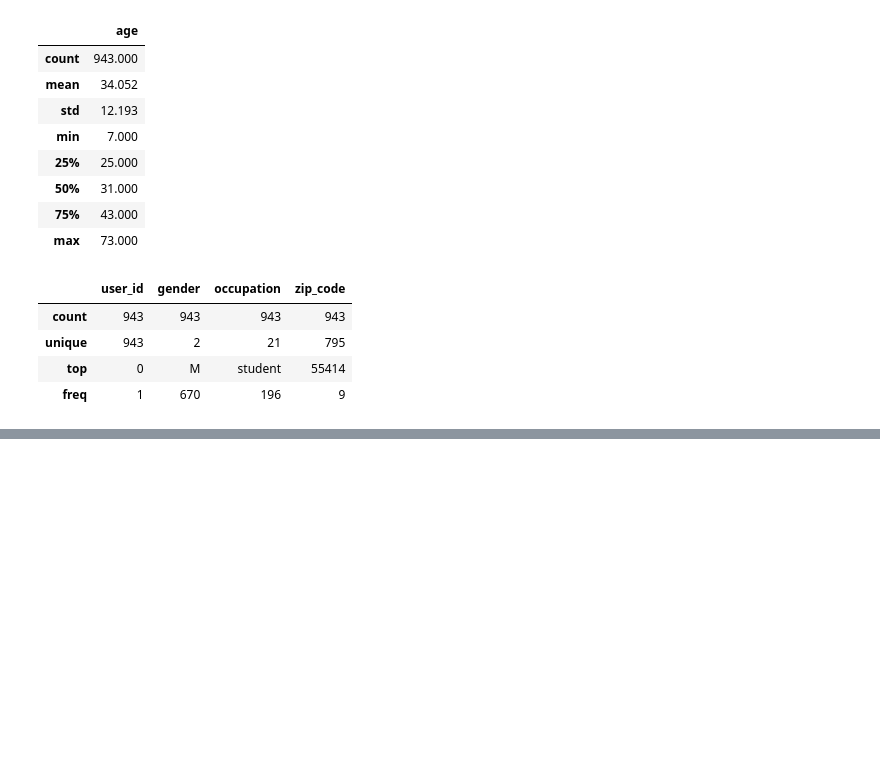
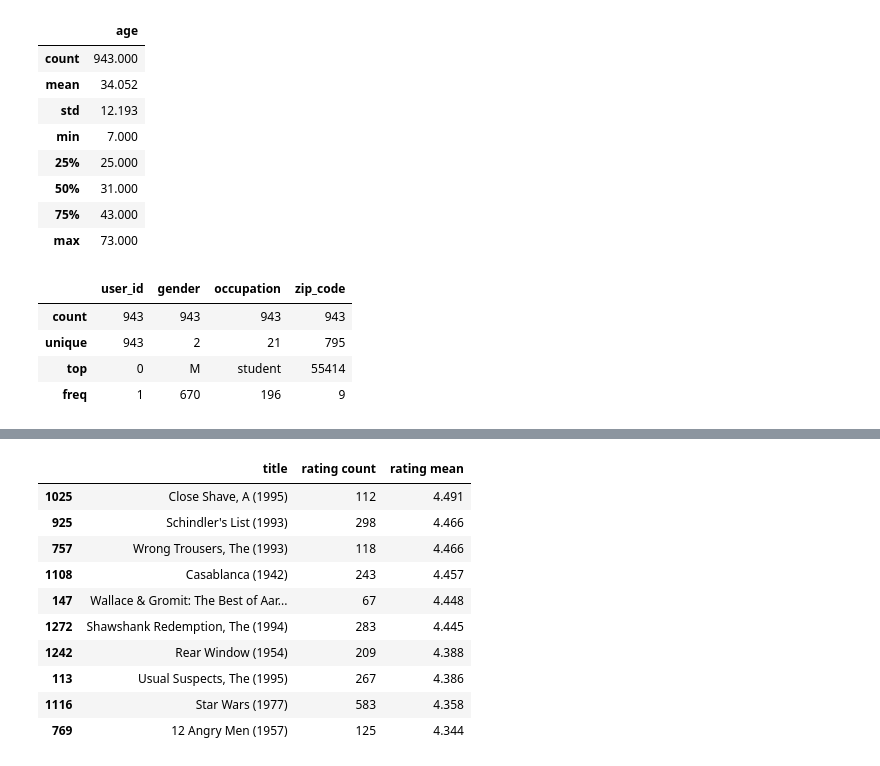
Before and after one commit to yjrab/movie-recommendation-system, a Jupyter notebook: movie-recommendation-system.ipynb, the cells around one changed output, grey strips where cells are left out. Drawn from its saved outputs; the diff is of its cells as text; code cells hidden in the pictures; blank space fills up the shorter version.

```diff
--- a/movie-recommendation-system.ipynb
+++ b/movie-recommendation-system.ipynb
@@ -320,5 +347,16 @@ genre_chart = alt.Chart().mark_bar().encode(
 # %%
-(movies_ratings[['title', 'rating count', 'rating mean']]
- .mask('rating count', lambda x: x > 20)
- .sort_values('rating mean', ascending=False)
- .head(10))
+movies_ratings[["title", "rating count", "rating mean"]].mask(
+    "rating count", lambda x: x > 20
+).sort_values("rating mean", ascending=False).head(10)
+# %% [output]
+|  | title | rating count | rating mean |
+| 1025 | Close Shave, A (1995) | 112 | 4.491 |
+| 925 | Schindler's List (1993) | 298 | 4.466 |
+| 757 | Wrong Trousers, The (1993) | 118 | 4.466 |
+| 1108 | Casablanca (1942) | 243 | 4.457 |
+| 147 | Wallace & Gromit: The Best of Aar... | 67 | 4.448 |
+| 1272 | Shawshank Redemption, The (1994) | 283 | 4.445 |
+| 1242 | Rear Window (1954) | 209 | 4.388 |
+| 113 | Usual Suspects, The (1995) | 267 | 4.386 |
+| 1116 | Star Wars (1977) | 583 | 4.358 |
+| 769 | 12 Angry Men (1957) | 125 | 4.344 |
```
Also changed, not shown: parts of 8 cells of this notebook.
